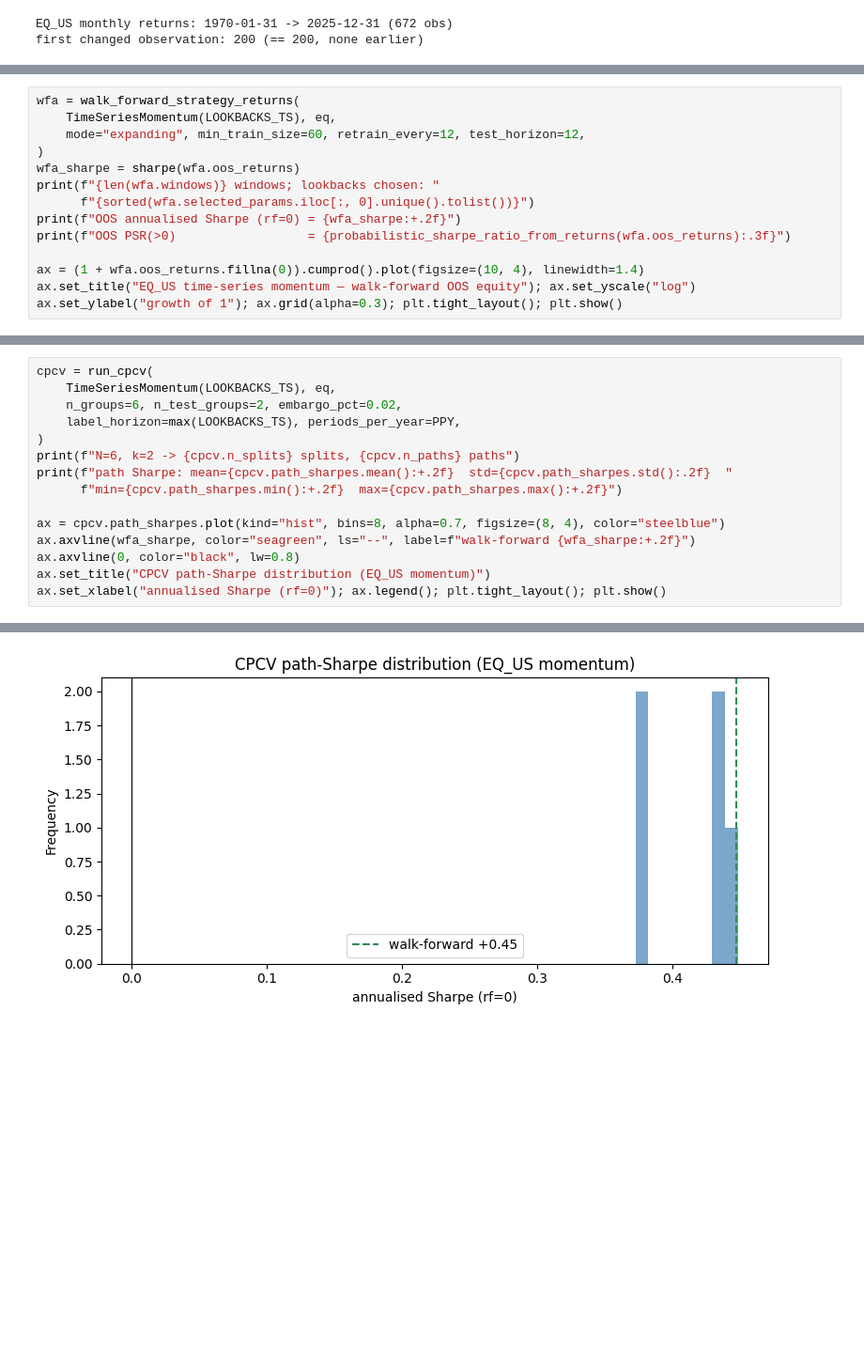
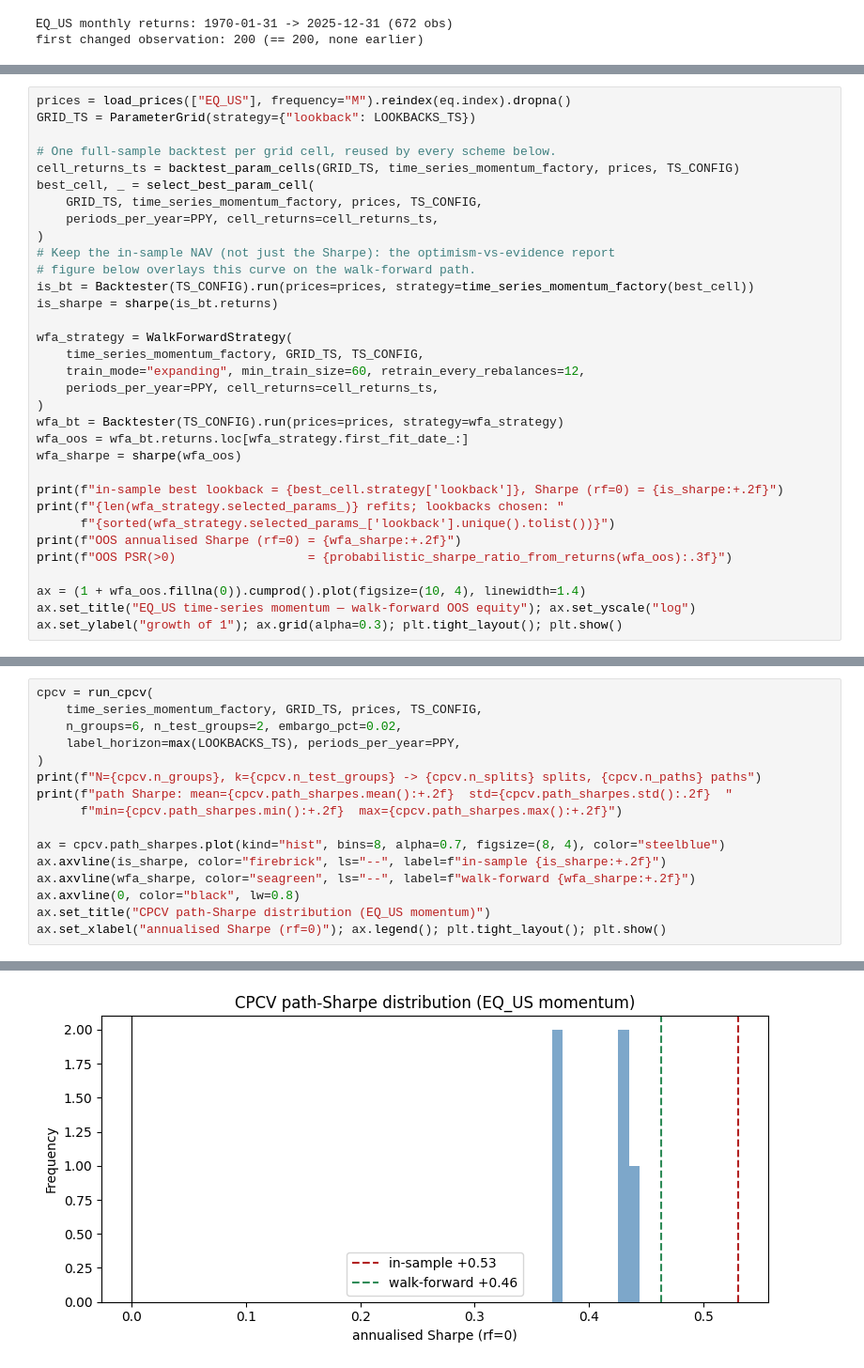
Before and after one commit to jakubrojcek/gaa_students, a Jupyter notebook: AssetAllocation5_TAA.ipynb, the cells around one changed output, grey strips where cells are left out. Shown at 94% size. Drawn from its saved outputs; the diff is of its cells as text; blank space fills up the shorter version.

```diff
--- a/AssetAllocation5_TAA.ipynb
+++ b/AssetAllocation5_TAA.ipynb
@@ -112,14 +168,33 @@ out-of-sample equity path.
 # %%
-wfa = walk_forward_strategy_returns(
-    TimeSeriesMomentum(LOOKBACKS_TS), eq,
-    mode="expanding", min_train_size=60, retrain_every=12, test_horizon=12,
+prices = load_prices(["EQ_US"], frequency="M").reindex(eq.index).dropna()
+GRID_TS = ParameterGrid(strategy={"lookback": LOOKBACKS_TS})
+
+# One full-sample backtest per grid cell, reused by every scheme below.
+cell_returns_ts = backtest_param_cells(GRID_TS, time_series_momentum_factory, prices, TS_CONFIG)
+best_cell, _ = select_best_param_cell(
+    GRID_TS, time_series_momentum_factory, prices, TS_CONFIG,
+    periods_per_year=PPY, cell_returns=cell_returns_ts,
 )
-wfa_sharpe = sharpe(wfa.oos_returns)
-print(f"{len(wfa.windows)} windows; lookbacks chosen: "
-      f"{sorted(wfa.selected_params.iloc[:, 0].unique().tolist())}")
+# Keep the in-sample NAV (not just the Sharpe): the optimism-vs-evidence report
+# figure below overlays this curve on the walk-forward path.
+is_bt = Backtester(TS_CONFIG).run(prices=prices, strategy=time_series_momentum_factory(best_cell))
+is_sharpe = sharpe(is_bt.returns)
+
+wfa_strategy = WalkForwardStrategy(
+    time_series_momentum_factory, GRID_TS, TS_CONFIG,
+    train_mode="expanding", min_train_size=60, retrain_every_rebalances=12,
+    periods_per_year=PPY, cell_returns=cell_returns_ts,
+)
+wfa_bt = Backtester(TS_CONFIG).run(prices=prices, strategy=wfa_strategy)
+wfa_oos = wfa_bt.returns.loc[wfa_strategy.first_fit_date_:]
+wfa_sharpe = sharpe(wfa_oos)
+
+print(f"in-sample best lookback = {best_cell.strategy['lookback']}, Sharpe (rf=0) = {is_sharpe:+.2f}")
+print(f"{len(wfa_strategy.selected_params_)} refits; lookbacks chosen: "
+      f"{sorted(wfa_strategy.selected_params_['lookback'].unique().tolist())}")
 print(f"OOS annualised Sharpe (rf=0) = {wfa_sharpe:+.2f}")
-print(f"OOS PSR(>0)                  = {probabilistic_sharpe_ratio_from_returns(wfa.oos_returns):.3f}")
+print(f"OOS PSR(>0)                  = {probabilistic_sharpe_ratio_from_returns(wfa_oos):.3f}")
 
-ax = (1 + wfa.oos_returns.fillna(0)).cumprod().plot(figsize=(10, 4), linewidth=1.4)
+ax = (1 + wfa_oos.fillna(0)).cumprod().plot(figsize=(10, 4), linewidth=1.4)
 ax.set_title("EQ_US time-series momentum — walk-forward OOS equity"); ax.set_yscale("log")
 ax.set_ylabel("growth of 1"); ax.grid(alpha=0.3); plt.tight_layout(); plt.show()
@@ -137,14 +209,15 @@ full-length OOS paths. The Sharpe of each path is one observation.
 # %%
 cpcv = run_cpcv(
-    TimeSeriesMomentum(LOOKBACKS_TS), eq,
+    time_series_momentum_factory, GRID_TS, prices, TS_CONFIG,
     n_groups=6, n_test_groups=2, embargo_pct=0.02,
     label_horizon=max(LOOKBACKS_TS), periods_per_year=PPY,
 )
-print(f"N=6, k=2 -> {cpcv.n_splits} splits, {cpcv.n_paths} paths")
+print(f"N={cpcv.n_groups}, k={cpcv.n_test_groups} -> {cpcv.n_splits} splits, {cpcv.n_paths} paths")
 print(f"path Sharpe: mean={cpcv.path_sharpes.mean():+.2f}  std={cpcv.path_sharpes.std():.2f}  "
       f"min={cpcv.path_sharpes.min():+.2f}  max={cpcv.path_sharpes.max():+.2f}")
 
 ax = cpcv.path_sharpes.plot(kind="hist", bins=8, alpha=0.7, figsize=(8, 4), color="steelblue")
+ax.axvline(is_sharpe, color="firebrick", ls="--", label=f"in-sample {is_sharpe:+.2f}")
 ax.axvline(wfa_sharpe, color="seagreen", ls="--", label=f"walk-forward {wfa_sharpe:+.2f}")
 ax.axvline(0, color="black", lw=0.8)
 ax.set_title("CPCV path-Sharpe distribution (EQ_US momentum)")
@@ -155,4 +228,4 @@ path Sharpe: mean=+0.41  std=0.04  min=+0.37  max=+0.45
-[figure, old version]
+[figure, new version]
 # %% [markdown]
 ## 4. Was the best trial luck?
 
```
Also changed, not shown: parts of 19 cells of this notebook, 18 other files.
